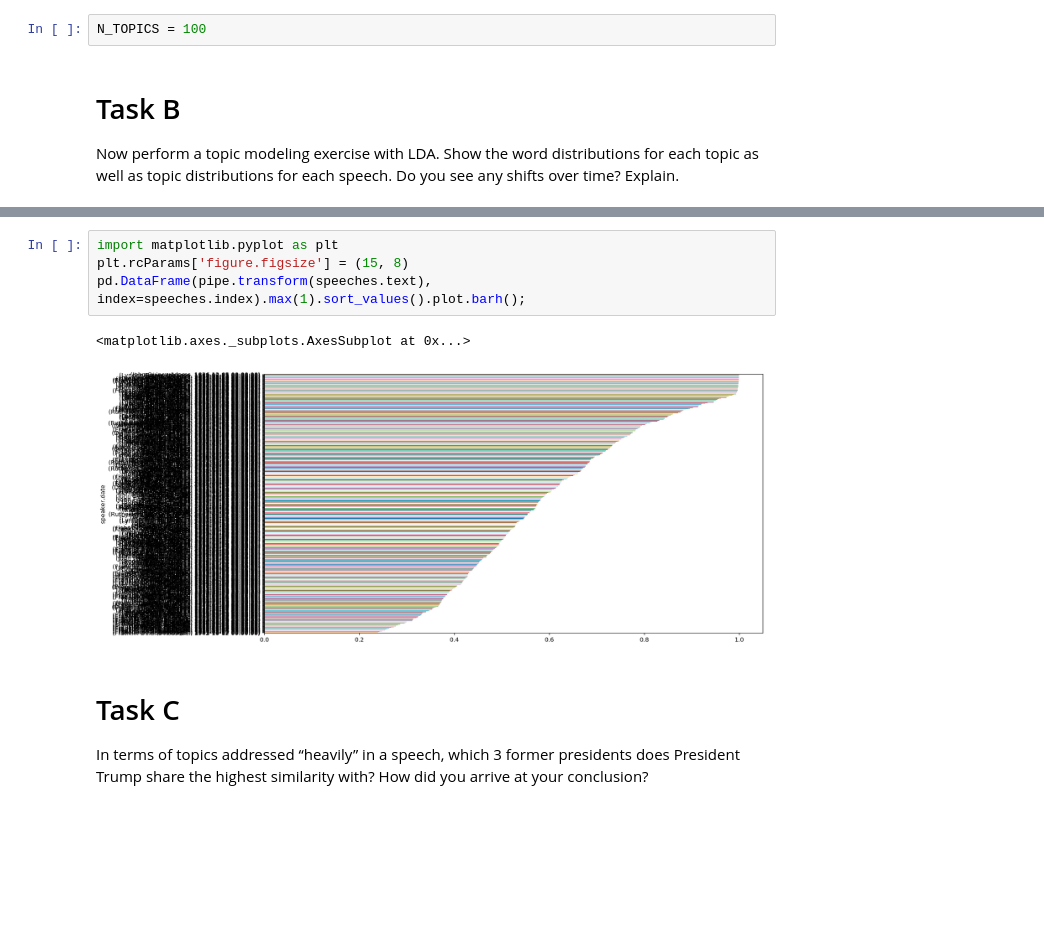
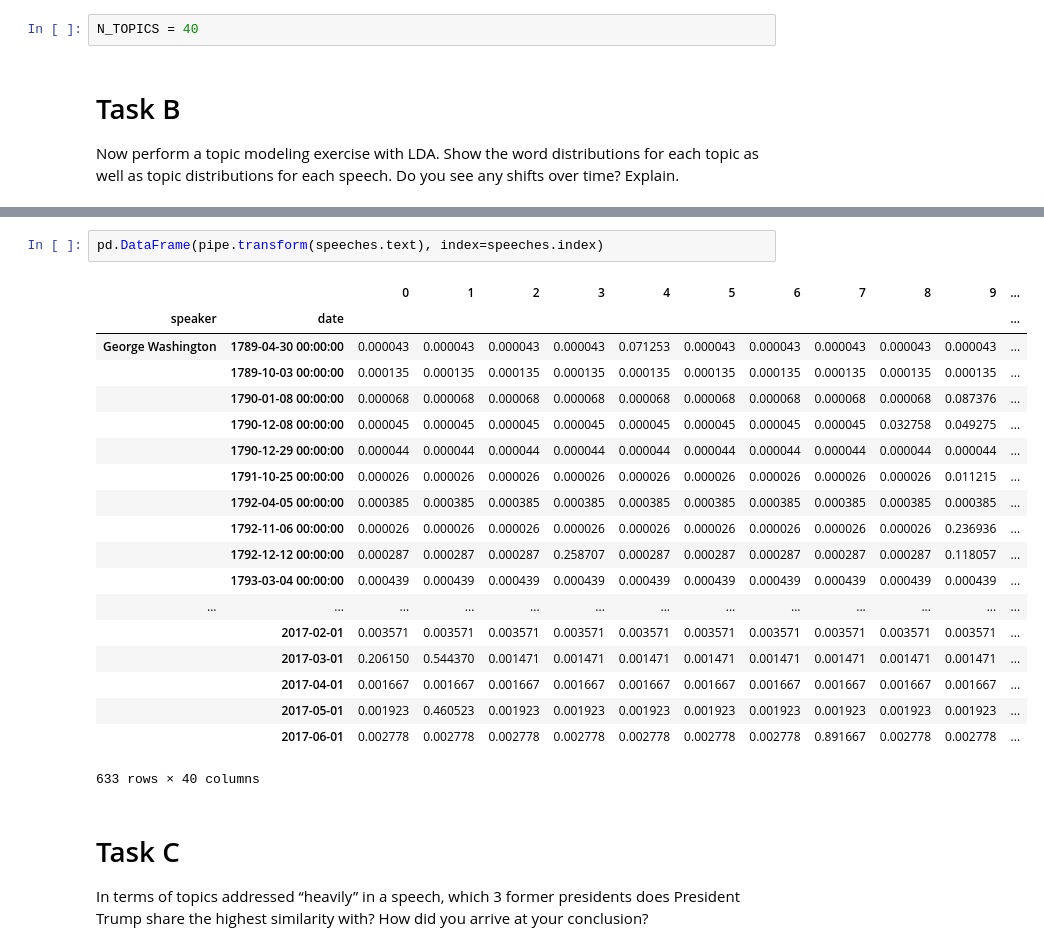
Before and after one commit to JakeTheWise/socialitics, a Jupyter notebook: proj2/jake.ipynb, the cells around one changed output, grey strips where cells are left out. Drawn from its saved outputs; the diff is of its cells as text; blank space fills up the shorter version.

```diff
--- a/proj2/jake.ipynb
+++ b/proj2/jake.ipynb
@@ -20,7 +20,7 @@ speeches.head()
 # Task A
 Choose a reasonable number of topics for this corpus. One way to think about topics is to consider the number of issues that may have been important in the past as well as those that may have come up over the centuries. Provide a brief explanation of how you chose this number.
 # %%
-N_TOPICS = 100
+N_TOPICS = 40
 # %% [markdown]
 # Task B
 Now perform a topic modeling exercise with LDA. Show the word distributions for each topic as well as topic distributions for each speech. Do you see any shifts over time? Explain.
@@ -38,10 +36,25 @@ KeyboardInterrupt:
 # %%
-import matplotlib.pyplot as plt
-plt.rcParams['figure.figsize'] = (15, 8)
-pd.DataFrame(pipe.transform(speeches.text), index=speeches.index).max(1).sort_values().plot.barh();
+pd.DataFrame(pipe.transform(speeches.text), index=speeches.index)
 # %% [output]
+|  |  | 0 | 1 | 2 | 3 | 4 | 5 | 6 | 7 | 8 | 9 | ... |
+| speaker | date |  |  |  |  |  |  |  |  |  |  | ... |
+| George Washington | 1789-04-30 00:00:00 | 0.000043 | 0.000043 | 0.000043 | 0.000043 | 0.071253 | 0.000043 | 0.000043 | 0.000043 | 0.000043 | 0.000043 | ... |
+|  | 1789-10-03 00:00:00 | 0.000135 | 0.000135 | 0.000135 | 0.000135 | 0.000135 | 0.000135 | 0.000135 | 0.000135 | 0.000135 | 0.000135 | ... |
+|  | 1790-01-08 00:00:00 | 0.000068 | 0.000068 | 0.000068 | 0.000068 | 0.000068 | 0.000068 | 0.000068 | 0.000068 | 0.000068 | 0.087376 | ... |
+|  | 1790-12-08 00:00:00 | 0.000045 | 0.000045 | 0.000045 | 0.000045 | 0.000045 | 0.000045 | 0.000045 | 0.000045 | 0.032758 | 0.049275 | ... |
+|  | 1790-12-29 00:00:00 | 0.000044 | 0.000044 | 0.000044 | 0.000044 | 0.000044 | 0.000044 | 0.000044 | 0.000044 | 0.000044 | 0.000044 | ... |
+|  | 1791-10-25 00:00:00 | 0.000026 | 0.000026 | 0.000026 | 0.000026 | 0.000026 | 0.000026 | 0.000026 | 0.000026 | 0.000026 | 0.011215 | ... |
+|  | 1792-04-05 00:00:00 | 0.000385 | 0.000385 | 0.000385 | 0.000385 | 0.000385 | 0.000385 | 0.000385 | 0.000385 | 0.000385 | 0.000385 | ... |
+|  | 1792-11-06 00:00:00 | 0.000026 | 0.000026 | 0.000026 | 0.000026 | 0.000026 | 0.000026 | 0.000026 | 0.000026 | 0.000026 | 0.236936 | ... |
+|  | 1792-12-12 00:00:00 | 0.000287 | 0.000287 | 0.000287 | 0.258707 | 0.000287 | 0.000287 | 0.000287 | 0.000287 | 0.000287 | 0.118057 | ... |
+|  | 1793-03-04 00:00:00 | 0.000439 | 0.000439 | 0.000439 | 0.000439 | 0.000439 | 0.000439 | 0.000439 | 0.000439 | 0.000439 | 0.000439 | ... |
+| ... | ... | ... | ... | ... | ... | ... | ... | ... | ... | ... | ... | ... |
+|  | 2017-02-01 | 0.003571 | 0.003571 | 0.003571 | 0.003571 | 0.003571 | 0.003571 | 0.003571 | 0.003571 | 0.003571 | 0.003571 | ... |
+|  | 2017-03-01 | 0.206150 | 0.544370 | 0.001471 | 0.001471 | 0.001471 | 0.001471 | 0.001471 | 0.001471 | 0.001471 | 0.001471 | ... |
+|  | 2017-04-01 | 0.001667 | 0.001667 | 0.001667 | 0.001667 | 0.001667 | 0.001667 | 0.001667 | 0.001667 | 0.001667 | 0.001667 | ... |
+|  | 2017-05-01 | 0.001923 | 0.460523 | 0.001923 | 0.001923 | 0.001923 | 0.001923 | 0.001923 | 0.001923 | 0.001923 | 0.001923 | ... |
+|  | 2017-06-01 | 0.002778 | 0.002778 | 0.002778 | 0.002778 | 0.002778 | 0.002778 | 0.002778 | 0.891667 | 0.002778 | 0.002778 | ... |
-<matplotlib.axes._subplots.AxesSubplot at 0x...>
+633 rows × 40 columns
-[figure, removed]
 # %% [markdown]
 # Task C
 In terms of topics addressed “heavily” in a speech, which 3 former presidents does President Trump share the highest similarity with? How did you arrive at your conclusion?
```
Also changed, not shown: parts of 2 cells of this notebook.
